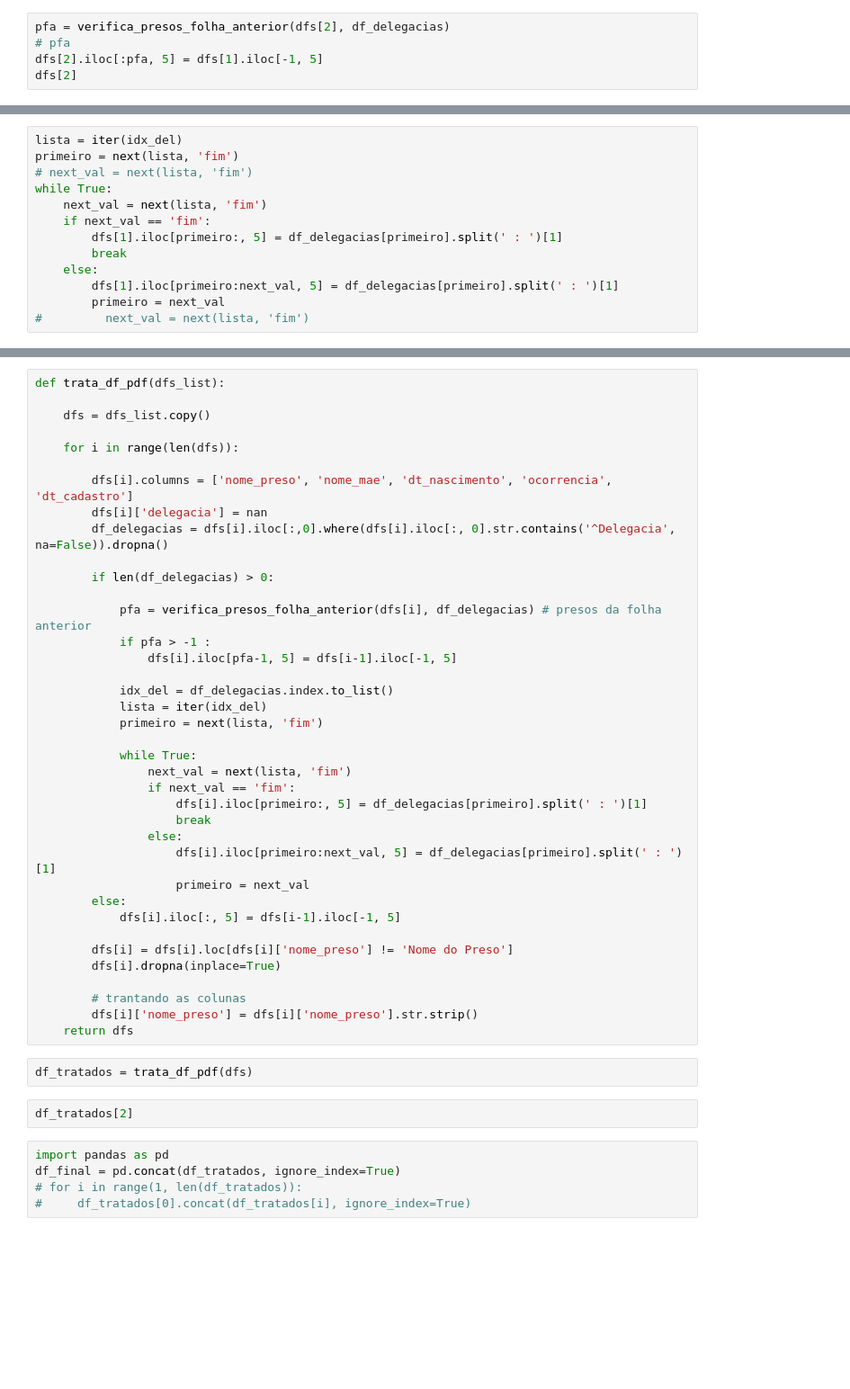
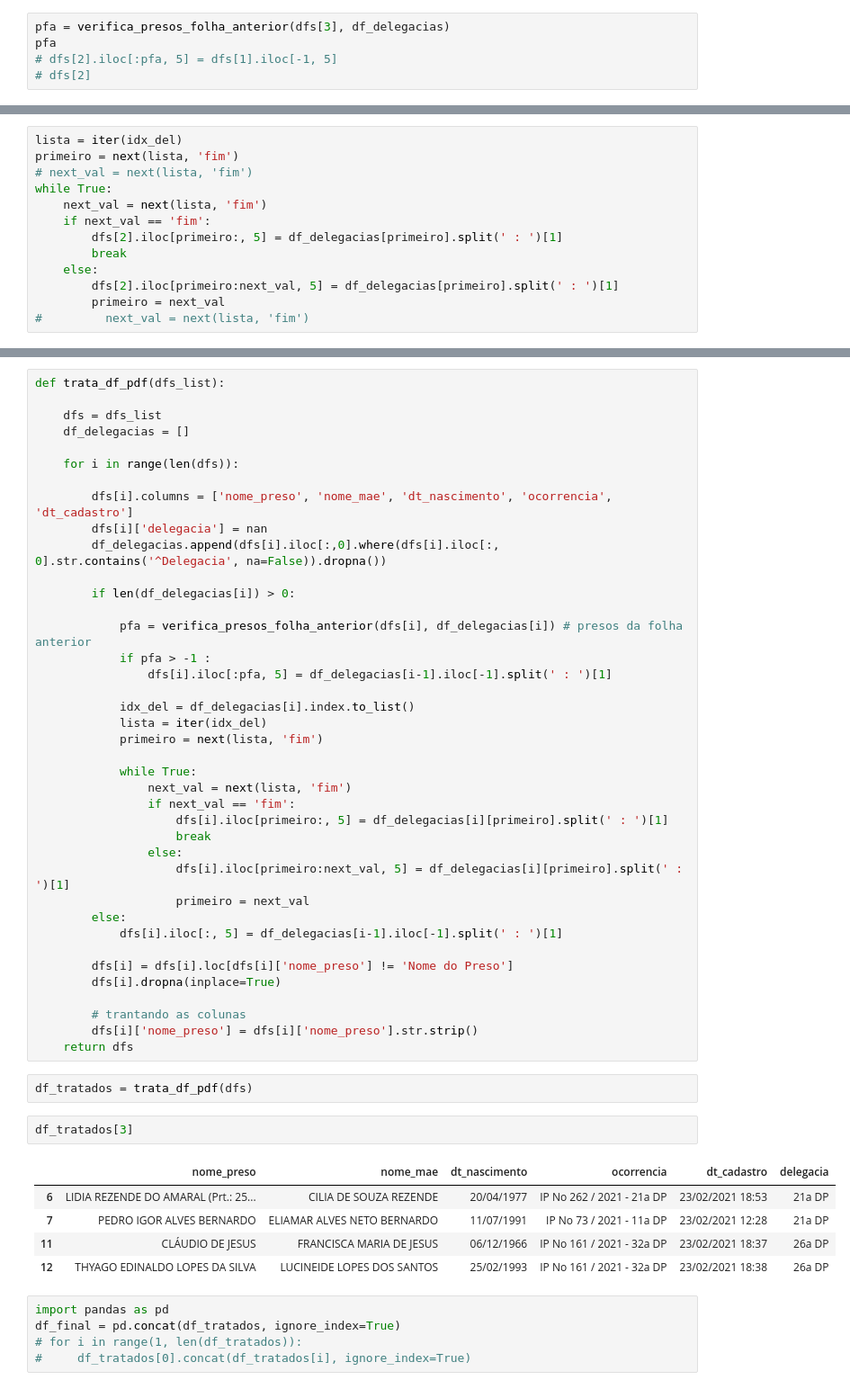
Before and after one commit to halisson-gomides/delivery-dp, a Jupyter notebook: teste_tabulapy.ipynb, the cells around one changed output, grey strips where cells are left out. Shown at 90% size. Cells and saved outputs as stored; diff of their text form; blank space fills up the shorter version.

```diff
--- a/teste_tabulapy.ipynb
+++ b/teste_tabulapy.ipynb
@@ -96,8 +97,8 @@ def verifica_presos_folha_anterior(df_folha_atual, df_delegacias):
 
     return presos_folha_anterior
 # %%
-pfa = verifica_presos_folha_anterior(dfs[2], df_delegacias)
-# pfa
-dfs[2].iloc[:pfa, 5] = dfs[1].iloc[-1, 5]
-dfs[2]
+pfa = verifica_presos_folha_anterior(dfs[3], df_delegacias)
+pfa
+# dfs[2].iloc[:pfa, 5] = dfs[1].iloc[-1, 5]
+# dfs[2]
 # %% [output]
@@ -123,10 +110,10 @@ primeiro = next(lista, 'fim')
 while True:
     next_val = next(lista, 'fim')
     if next_val == 'fim':
-        dfs[1].iloc[primeiro:, 5] = df_delegacias[primeiro].split(' : ')[1]
+        dfs[2].iloc[primeiro:, 5] = df_delegacias[primeiro].split(' : ')[1]
         break
     else:
-        dfs[1].iloc[primeiro:next_val, 5] = df_delegacias[primeiro].split(' : ')[1]
+        dfs[2].iloc[primeiro:next_val, 5] = df_delegacias[primeiro].split(' : ')[1]
         primeiro = next_val
 #         next_val = next(lista, 'fim')
 # %%
@@ -134,34 +121,35 @@ dfs[1]
 # %%
 def trata_df_pdf(dfs_list):
 
-    dfs = dfs_list.copy()
+    dfs = dfs_list
+    df_delegacias = []
 
     for i in range(len(dfs)):
 
         dfs[i].columns = ['nome_preso', 'nome_mae', 'dt_nascimento', 'ocorrencia', 'dt_cadastro']
         dfs[i]['delegacia'] = nan
-        df_delegacias = dfs[i].iloc[:,0].where(dfs[i].iloc[:, 0].str.contains('^Delegacia', na=False)).dropna()
+        df_delegacias.append(dfs[i].iloc[:,0].where(dfs[i].iloc[:, 0].str.contains('^Delegacia', na=False)).dropna())
 
-        if len(df_delegacias) > 0:
+        if len(df_delegacias[i]) > 0:
 
-            pfa = verifica_presos_folha_anterior(dfs[i], df_delegacias) # presos da folha anterior
+            pfa = verifica_presos_folha_anterior(dfs[i], df_delegacias[i]) # presos da folha anterior
             if pfa > -1 :
-                dfs[i].iloc[pfa-1, 5] = dfs[i-1].iloc[-1, 5]
+                dfs[i].iloc[:pfa, 5] = df_delegacias[i-1].iloc[-1].split(' : ')[1]
 
-            idx_del = df_delegacias.index.to_list()
+            idx_del = df_delegacias[i].index.to_list()
             lista = iter(idx_del)
             primeiro = next(lista, 'fim')
 
             while True:
                 next_val = next(lista, 'fim')
                 if next_val == 'fim':
-                    dfs[i].iloc[primeiro:, 5] = df_delegacias[primeiro].split(' : ')[1]
+                    dfs[i].iloc[primeiro:, 5] = df_delegacias[i][primeiro].split(' : ')[1]
                     break
                 else:
-                    dfs[i].iloc[primeiro:next_val, 5] = df_delegacias[primeiro].split(' : ')[1]
+                    dfs[i].iloc[primeiro:next_val, 5] = df_delegacias[i][primeiro].split(' : ')[1]
                     primeiro = next_val
         else:
-            dfs[i].iloc[:, 5] = dfs[i-1].iloc[-1, 5]
+            dfs[i].iloc[:, 5] = df_delegacias[i-1].iloc[-1].split(' : ')[1]
 
         dfs[i] = dfs[i].loc[dfs[i]['nome_preso'] != 'Nome do Preso']
         dfs[i].dropna(inplace=True)
@@ -172,7 +160,13 @@ def trata_df_pdf(dfs_list):
 # %%
 df_tratados = trata_df_pdf(dfs)
 # %%
-df_tratados[2]
+df_tratados[3]
+# %% [output]
+|  | nome_preso | nome_mae | dt_nascimento | ocorrencia | dt_cadastro | delegacia |
+| 6 | LIDIA REZENDE DO AMARAL (Prt.: 25... | CILIA DE SOUZA REZENDE | 20/04/1977 | IP No 262 / 2021 - 21a DP | 23/02/2021 18:53 | 21a DP |
+| 7 | PEDRO IGOR ALVES BERNARDO | ELIAMAR ALVES NETO BERNARDO | 11/07/1991 | IP No 73 / 2021 - 11a DP | 23/02/2021 12:28 | 21a DP |
+| 11 | CLÁUDIO DE JESUS | FRANCISCA MARIA DE JESUS | 06/12/1966 | IP No 161 / 2021 - 32a DP | 23/02/2021 18:37 | 26a DP |
+| 12 | THYAGO EDINALDO LOPES DA SILVA | LUCINEIDE LOPES DOS SANTOS | 25/02/1993 | IP No 161 / 2021 - 32a DP | 23/02/2021 18:38 | 26a DP |
 # %%
 import pandas as pd
 df_final = pd.concat(df_tratados, ignore_index=True)
```
Also changed, not shown: parts of 8 cells of this notebook, 1 other file.
